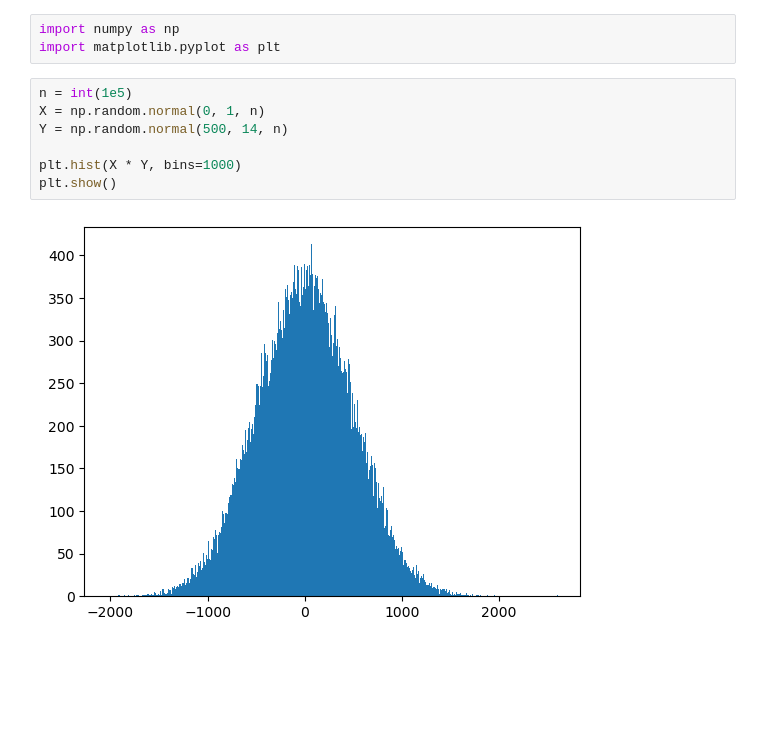
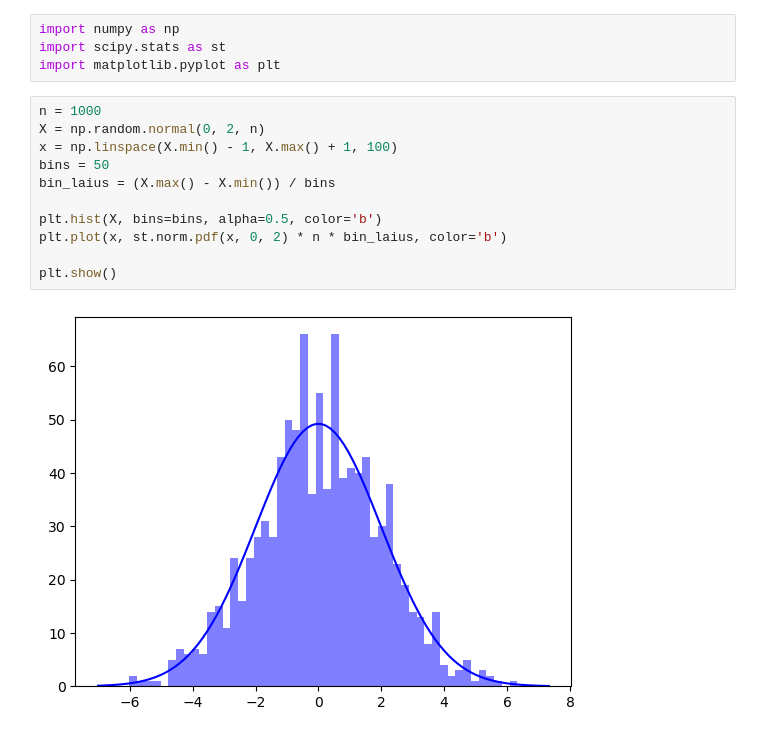
Before and after one commit to mart-mihkel/mudelite_hindamine, a Jupyter notebook: poolikud.ipynb, the cells around one changed output. Drawn from its saved outputs; the diff is of its cells as text; blank space fills up the shorter version.

```diff
--- a/poolikud.ipynb
+++ b/poolikud.ipynb
@@ -1,15 +1,20 @@
 # %%
 import numpy as np
+import scipy.stats as st
 import matplotlib.pyplot as plt
 # %%
-n = int(1e5)
-X = np.random.normal(0, 1, n)
-Y = np.random.normal(500, 14, n)
+n = 1000
+X = np.random.normal(0, 2, n)
+x = np.linspace(X.min() - 1, X.max() + 1, 100)
+bins = 50
+bin_laius = (X.max() - X.min()) / bins
 
-plt.hist(X * Y, bins=1000)
+plt.hist(X, bins=bins, alpha=0.5, color='b')
+plt.plot(x, st.norm.pdf(x, 0, 2) * n * bin_laius, color='b')
+
 plt.show()
 # %% [output]
-[figure, old version]
+[figure, new version]
 # %% [markdown]
 $\DeclareMathOperator*{\MEAN}{\mathbf{E}}$
 $\DeclareMathOperator*{\VARIANCE}{\mathbf{D}}$
```
Also changed, not shown: parts of 16 cells of this notebook.
